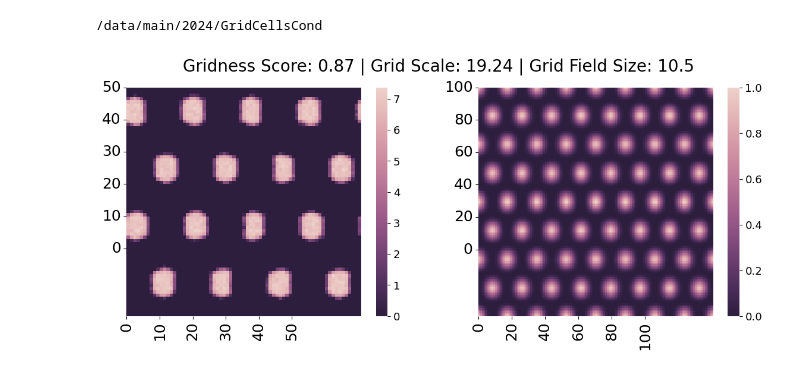
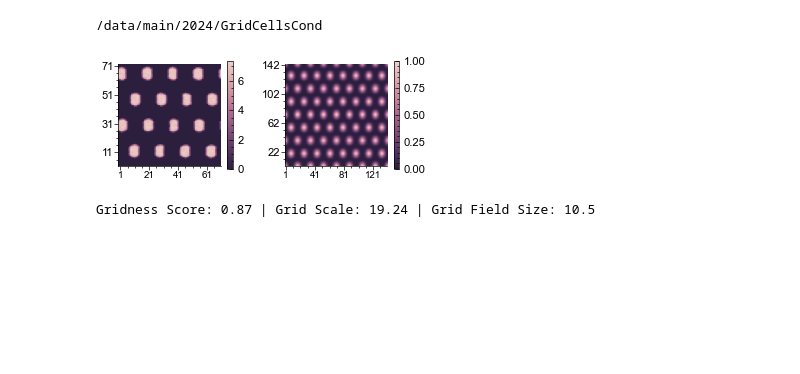
Before and after one commit to tiny-infinity/GridCellsCopy, a Jupyter notebook: analysis/notebooks/Fig1/Fig1_C.ipynb, the cells around one changed output. Cells and saved outputs as stored; diff of their text form; code cells hidden in the pictures; blank space fills up the shorter version.

Commit message:
Confirm all figures

```diff
--- a/analysis/notebooks/Fig1/Fig1_C.ipynb
+++ b/analysis/notebooks/Fig1/Fig1_C.ipynb
@@ -85,21 +85,30 @@ sheet_to_plot=0
 idx = np.full((4,2),n_per_sheet)*np.array([[0,1],[1,2],[2,3],[3,4]])
 stell_spks_reshaped = a_utils.spks_to_rate_reshaped(stell_spks_l[idx[sheet_to_plot][0]:idx[sheet_to_plot][1]],params,win_size=100)
 # %%
+plt.style.use("analysis/config/paper.mplstyle")
+plt.rcParams.update({'xtick.labelsize': 7})
 t_plot = 9500
 auto_corr,grid_score,grid_scale,grid_size = grid_props(stell_spks_reshaped,t=t_plot)
-fig,axs=plt.subplots(1,2,figsize=(14,5))
-plot=sns.heatmap(stell_spks_reshaped[:,:,t_plot],cmap=sns.cubehelix_palette(as_cmap=True,reverse=True),linewidths=0,ax=axs[0])
-axs[0].set(xticks=np.arange(0,51,10),xticklabels=np.arange(0,51,10),yticks=np.arange(0,51,10),yticklabels=np.arange(50,-1,-10))
-plt.suptitle('Gridness Score: {} | Grid Scale: {} | Grid Field Size: {}'.format(grid_score,grid_scale,grid_size),fontsize=20)
-cbar = plot.collections[0].colorbar
-cbar.ax.tick_params(labelsize=13)
-axs[0].tick_params(axis='both', which='major', labelsize=18)
-plot=sns.heatmap(auto_corr,cmap=sns.cubehelix_palette(as_cmap=True,reverse=True),linewidths=0,ax=axs[1])
-axs[1].set(xticks=np.arange(0,102,20),xticklabels=np.arange(0,102,20),yticks=np.arange(0,102,20),yticklabels=np.arange(100,-10,-20))
-axs[1].tick_params(axis='both', which='major', labelsize=18)
-cbar = plot.collections[0].colorbar
-cbar.ax.tick_params(labelsize=13)
-plt.savefig('analysis/figures/Fig1/Fig1_C.svg')
+fig,axs=plt.subplots(1,2,figsize=(3.503+0.3,1.4))
+im0=axs[0].imshow(stell_spks_reshaped[:,:,t_plot],cmap=sns.cubehelix_palette(as_cmap=True,reverse=True))
+cbar = axs[0].figure.colorbar(im0, ax=axs[0])
+# cbar.ax.set_ylabel("F", rotation=-90, va="bottom")
+axs[0].set(xticks=np.arange(1,params["N_per_axis"],20),xticklabels=np.arange(1,params["N_per_axis"],20),yticks=np.arange(1,params["N_per_axis"],20),yticklabels=np.arange(params["N_per_axis"],-1,-20))
+axs[0].tick_params(which="both",direction="out",pad=0.5)
+axs[0].grid(False)
+im1=axs[1].imshow(auto_corr,cmap=sns.cubehelix_palette(as_cmap=True,reverse=True))
+cbar = axs[1].figure.colorbar(im1, ax=axs[1])
+axs[1].set(xticks=np.arange(1,params["N_per_axis"]*2,40),xticklabels=np.arange(1,params["N_per_axis"]*2,40),yticks=np.arange(1,params["N_per_axis"]*2,40),yticklabels=np.arange(params["N_per_axis"]*2,-1,-40))
+axs[1].tick_params(which="both",direction="out",pad=0.5)
+axs[1].grid(False)
+# cbar = plot.collections[0].colorbar
+# cbar.ax.tick_params(labelsize=13)
+plt.subplots_adjust(wspace=0.3)
+plt.savefig('analysis/figures/Fig1/Fig1_C.svg',dpi=300)
 plt.show()
 # %% [output]
-[figure, old version]
+[figure, new version]
+# %%
+print(f'Gridness Score: {grid_score} | Grid Scale: {grid_scale} | Grid Field Size: {grid_size}')
+# %% [output]
+Gridness Score: 0.87 | Grid Scale: 19.24 | Grid Field Size: 10.5
```
Also changed, not shown: 6 other files.
